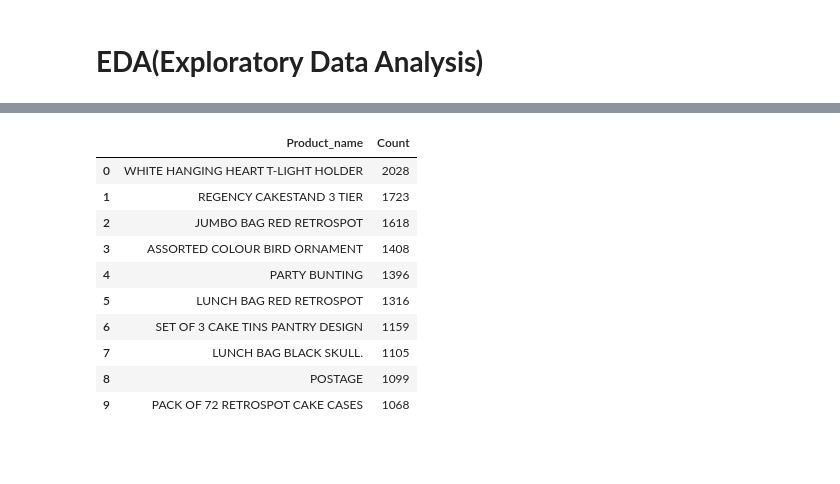
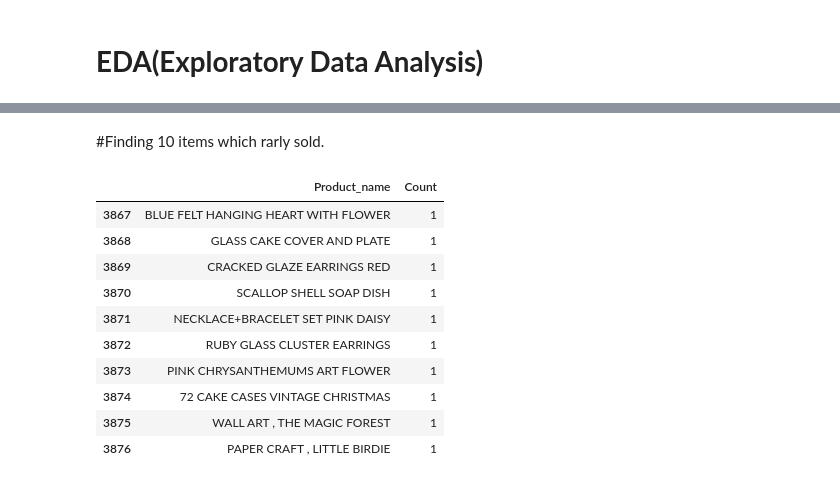
Before and after one commit to Lovejeet-Singh-31/Online-Retail-Customer-Segmentation, a Jupyter notebook: Online_Retail_Customer_Segmentation_Capstone_Project.ipynb, the cells around one changed output, grey strips where cells are left out. Cells and saved outputs as stored; diff of their text form; code cells hidden in the pictures; blank space fills up the shorter version.

```diff
--- a/Online_Retail_Customer_Segmentation_Capstone_Project.ipynb
+++ b/Online_Retail_Customer_Segmentation_Capstone_Project.ipynb
@@ -279,15 +316,17 @@ retail_df.head()
+# %% [markdown]
+#Finding 10 items which rarly sold.
 # %%
-top_10_product=retail_df['Description'].value_counts().reset_index().rename(columns={'index':'Product_name','Description':'Count'}).head(10)
-top_10_product
+bottom_10_product = retail_df['Description'].value_counts().reset_index().rename(columns={'index':'Product_name','Description':'Count'}).tail(10)
+bottom_10_product
 # %% [output]
 |  | Product_name | Count |
-| 0 | WHITE HANGING HEART T-LIGHT HOLDER | 2028 |
-| 1 | REGENCY CAKESTAND 3 TIER | 1723 |
-| 2 | JUMBO BAG RED RETROSPOT | 1618 |
-| 3 | ASSORTED COLOUR BIRD ORNAMENT | 1408 |
-| 4 | PARTY BUNTING | 1396 |
-| 5 | LUNCH BAG RED RETROSPOT | 1316 |
-| 6 | SET OF 3 CAKE TINS PANTRY DESIGN | 1159 |
-| 7 | LUNCH BAG BLACK SKULL. | 1105 |
-| 8 | POSTAGE | 1099 |
-| 9 | PACK OF 72 RETROSPOT CAKE CASES | 1068 |
+| 3867 | BLUE FELT HANGING HEART WITH FLOWER | 1 |
+| 3868 | GLASS CAKE COVER AND PLATE | 1 |
+| 3869 | CRACKED GLAZE EARRINGS RED | 1 |
+| 3870 | SCALLOP SHELL SOAP DISH | 1 |
+| 3871 | NECKLACE+BRACELET SET PINK DAISY | 1 |
+| 3872 | RUBY GLASS CLUSTER EARRINGS | 1 |
+| 3873 | PINK CHRYSANTHEMUMS ART FLOWER | 1 |
+| 3874 | 72 CAKE CASES VINTAGE CHRISTMAS | 1 |
+| 3875 | WALL ART , THE MAGIC FOREST | 1 |
+| 3876 | PAPER CRAFT , LITTLE BIRDIE | 1 |
```
Also changed, not shown: parts of 38 cells of this notebook.
